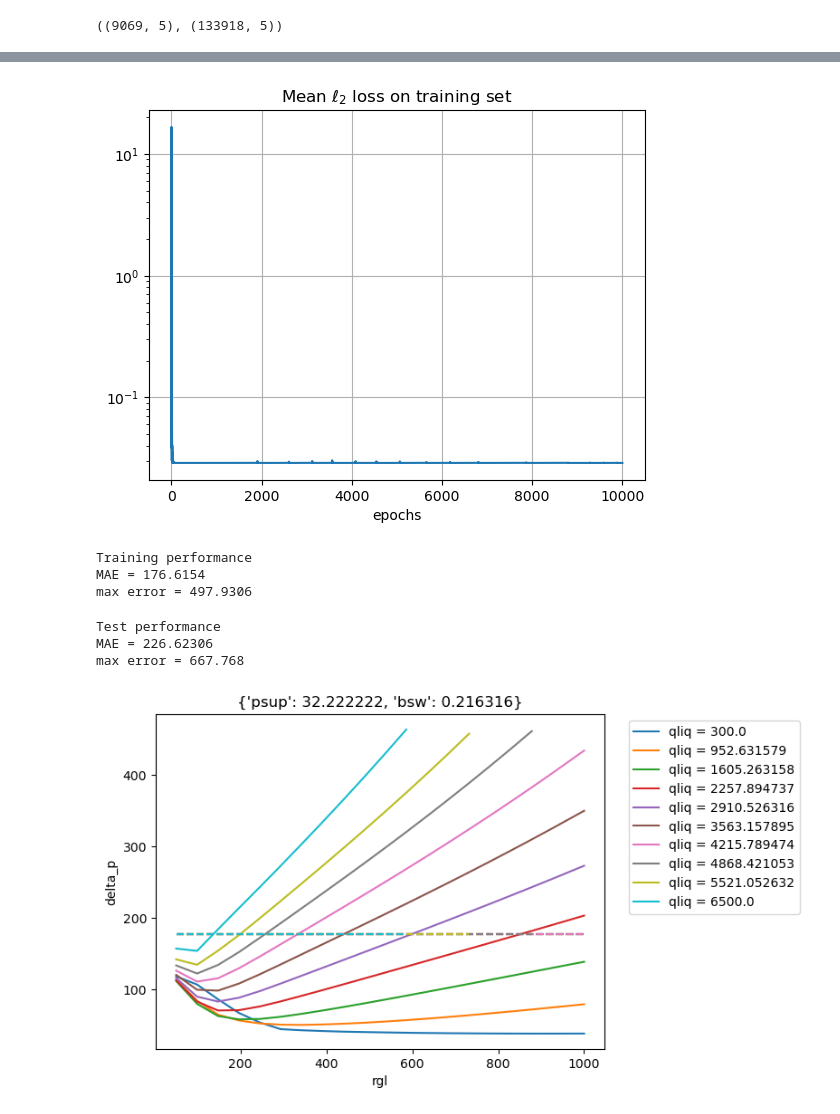
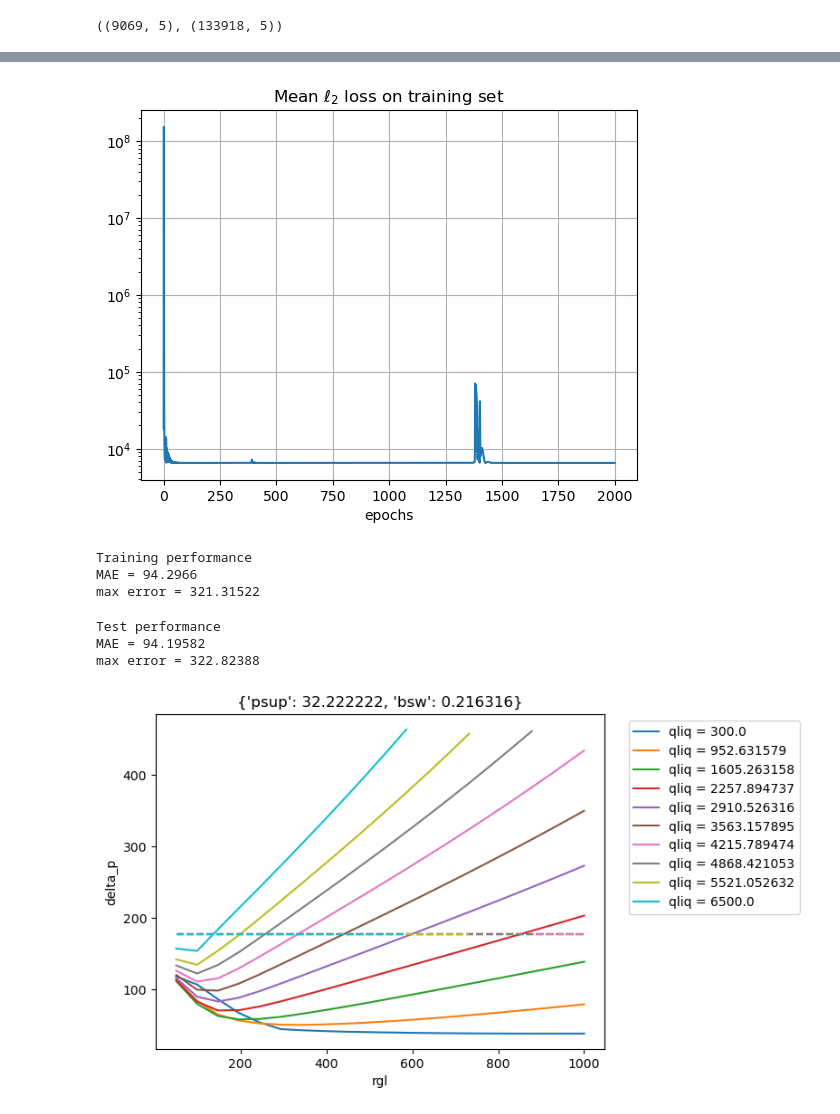
Before and after one commit to brunompacheco/relu-or-pwl, a Jupyter notebook: main.ipynb, the cells around one changed output, grey strips where cells are left out. Drawn from its saved outputs; the diff is of its cells as text; code cells hidden in the pictures.

Commit message:
refactor scaler to inside network (auto-fitting)

```diff
--- a/main.ipynb
+++ b/main.ipynb
@@ -42,12 +40,6 @@ df_train.shape, df_test.shape
 # %%
 X_train, y_train = get_X_y(df_train)
 X_test, y_test = get_X_y(df_test)
-# %%
-input_scaler = MinMaxScaler()
-output_scaler = MinMaxScaler()
-
-X_train = input_scaler.fit_transform(X_train)
-y_train = output_scaler.fit_transform(y_train)
 # %%
 X_train = jnp.array(X_train)
 y_train = jnp.array(y_train)
@@ -58,24 +51,24 @@ X_train.shape, y_train.shape
 # %%
 key = random.PRNGKey(1)
 net = NeuralNetwork([4, 100, 100, 100, 100, 100, 1], key)
 
 optimizer = optax.adam(learning_rate=1e-1)
 
-loss_values = net.fit(optimizer, optax.l2_loss, X_train, y_train, epochs=10000)
+loss_values = net.fit(optimizer, optax.l2_loss, X_train, y_train, epochs=2000)
 predict = net.compile()
 
 plt.plot(loss_values)
 plt.yscale('log')
 plt.xlabel('epochs')
 plt.title('Mean $\ell_2$ loss on training set')
 plt.grid()
 plt.show()
 # %% [output]
-[figure, old version]
+[figure, new version]
 # %%
 y_hat = predict(X_train)
 
-df_train['delta_p_hat'] = output_scaler.inverse_transform(y_hat)
+df_train['delta_p_hat'] = y_hat
 
 err = y_hat[:,0] - df_train['delta_p'].values
 
@@ -84,12 +77,12 @@ print('MAE =', np.abs(err).mean())
 print('max error =', np.abs(err).max())
 # %% [output]
 Training performance
-MAE = 176.6154
-max error = 497.9306
+MAE = 94.2966
+max error = 321.31522
 # %%
 y_hat = predict(X_test)
 
-df_test['delta_p_hat'] = output_scaler.inverse_transform(y_hat)
+df_test['delta_p_hat'] = y_hat
 
 err = y_hat[:,0] - df_test['delta_p'].values
 
@@ -98,8 +91,8 @@ print('MAE =', np.abs(err).mean())
 print('max error =', np.abs(err).max())
 # %% [output]
 Test performance
-MAE = 226.62306
-max error = 667.768
+MAE = 94.19582
+max error = 322.82388
 # %%
 fixed_point = {
     'psup': 32.222222,
```
Also changed, not shown: parts of 4 cells of this notebook, 2 other files.
